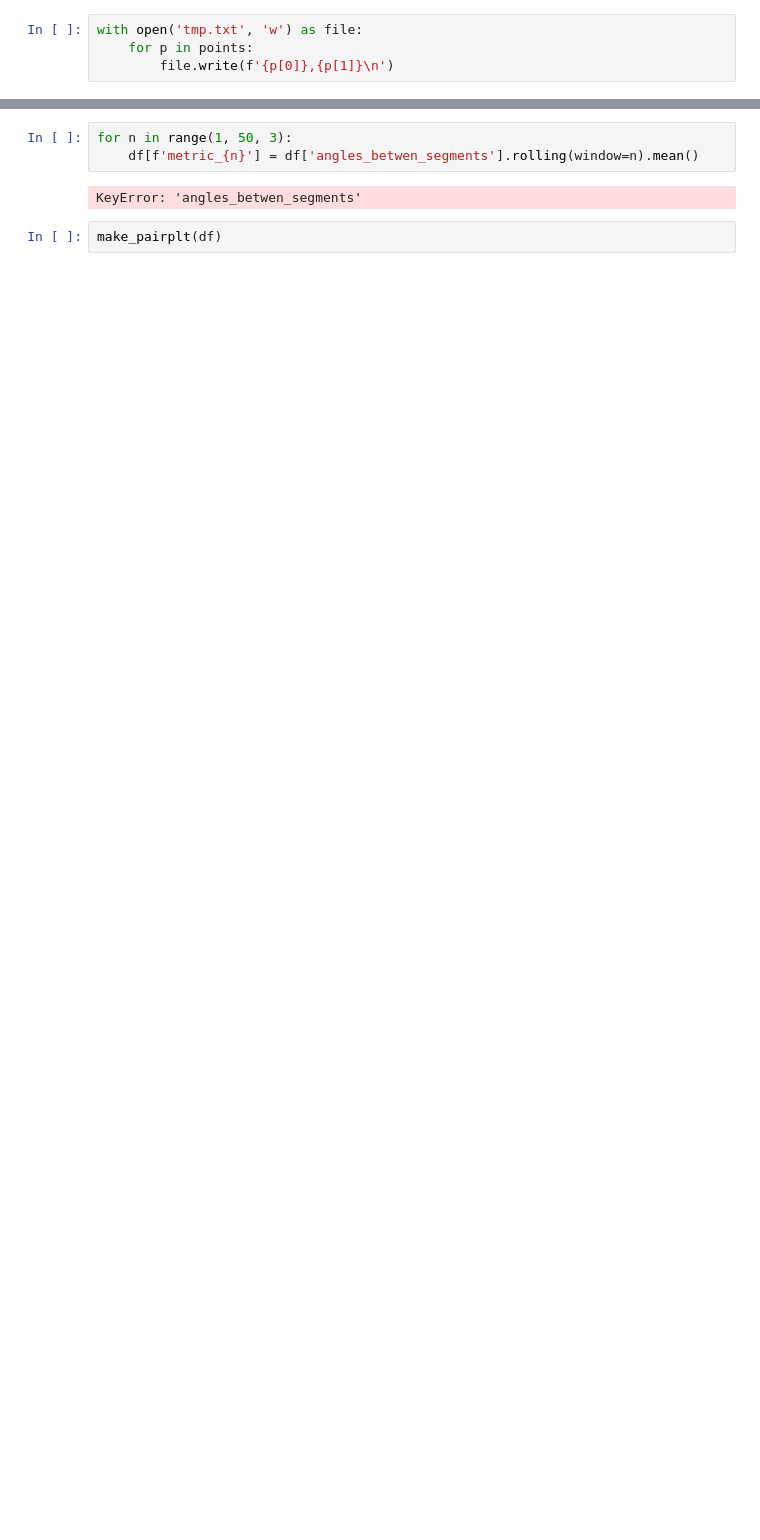
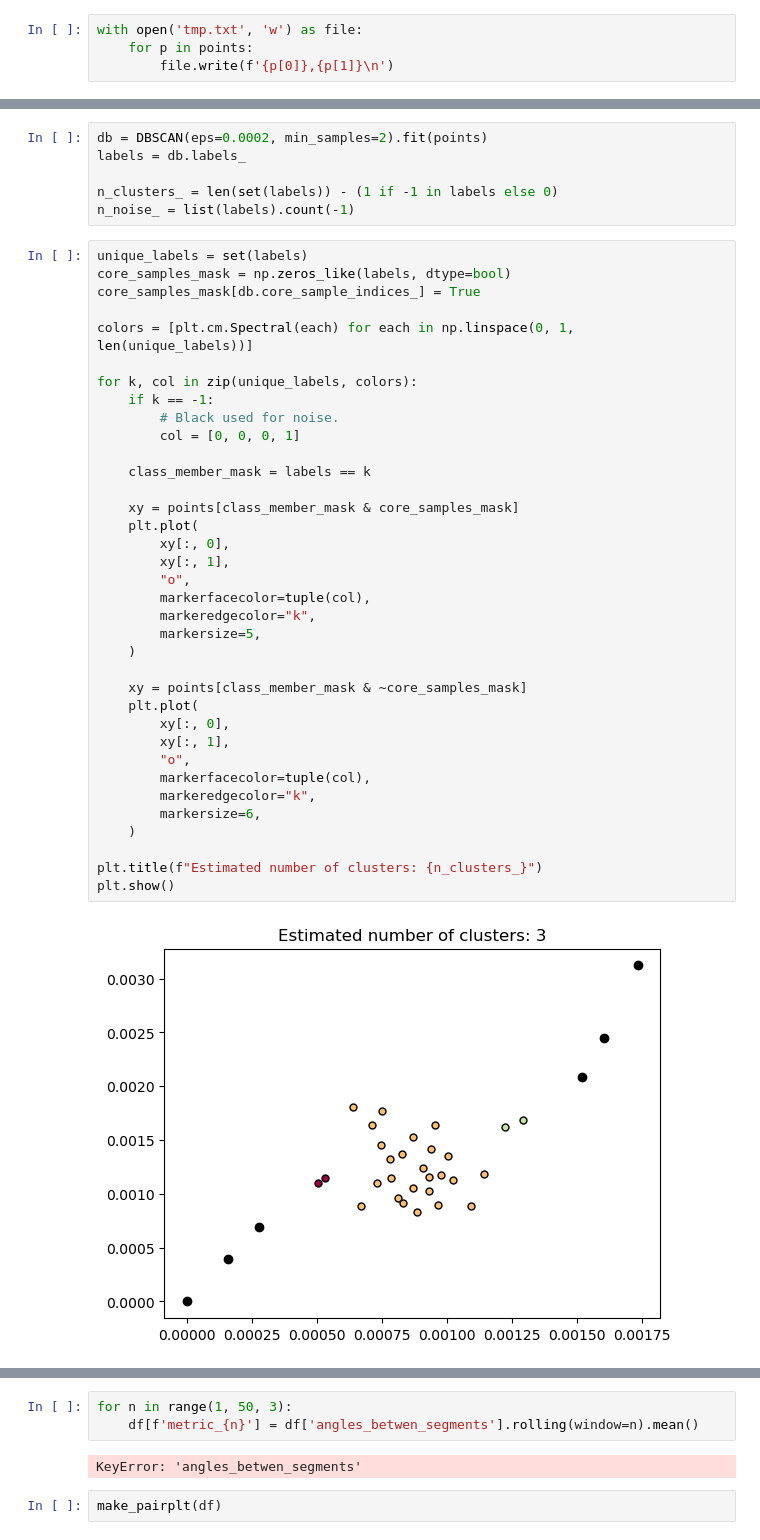
Before and after one commit to MitiaKorotkov/HikingSoft, a Jupyter notebook: GPXCleaner/experiments.ipynb, the cells around one changed output, grey strips where cells are left out. Cells and saved outputs as stored; diff of their text form; blank space fills up the shorter version.

Commit message:
Trying DBSCAN algorithm

```diff
--- a/GPXCleaner/experiments.ipynb
+++ b/GPXCleaner/experiments.ipynb
@@ -48,3 +51,47 @@ with open('tmp.txt', 'w') as file:
+# %%
+db = DBSCAN(eps=0.0002, min_samples=2).fit(points)
+labels = db.labels_
+
+n_clusters_ = len(set(labels)) - (1 if -1 in labels else 0)
+n_noise_ = list(labels).count(-1)
+# %%
+unique_labels = set(labels)
+core_samples_mask = np.zeros_like(labels, dtype=bool)
+core_samples_mask[db.core_sample_indices_] = True
+
+colors = [plt.cm.Spectral(each) for each in np.linspace(0, 1, len(unique_labels))]
+
+for k, col in zip(unique_labels, colors):
+    if k == -1:
+        # Black used for noise.
+        col = [0, 0, 0, 1]
+
+    class_member_mask = labels == k
+
+    xy = points[class_member_mask & core_samples_mask]
+    plt.plot(
+        xy[:, 0],
+        xy[:, 1],
+        "o",
+        markerfacecolor=tuple(col),
+        markeredgecolor="k",
+        markersize=5,
+    )
+
+    xy = points[class_member_mask & ~core_samples_mask]
+    plt.plot(
+        xy[:, 0],
+        xy[:, 1],
+        "o",
+        markerfacecolor=tuple(col),
+        markeredgecolor="k",
+        markersize=6,
+    )
+
+plt.title(f"Estimated number of clusters: {n_clusters_}")
+plt.show()
+# %% [output]
+[figure, added]
 # %%
 df.head()
 # %% [output]
```
Also changed, not shown: parts of 9 cells of this notebook, 4 other files.
